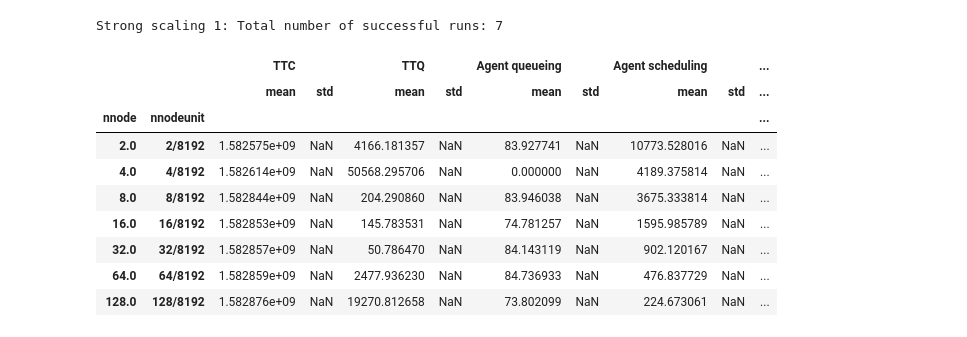
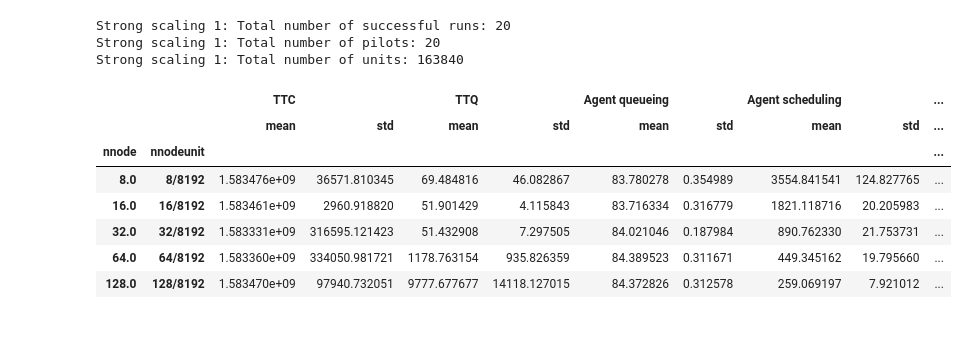
Before and after one commit to radical-experiments/rp.paper, a Jupyter notebook: analysis/spatial_heterogeneity/sscaling-ru.ipynb, the cells around one changed output. Saved outputs shown, nothing was run; the diff lists cells and outputs as text; code cells hidden in the pictures.

```diff
--- a/analysis/spatial_heterogeneity/sscaling-ru.ipynb
+++ b/analysis/spatial_heterogeneity/sscaling-ru.ipynb
@@ -8,53 +10,52 @@ sscaling1_sessions = pd.read_csv('../data/spatial-heterogeneity/sessions.csv', i
 # %%
 print('Strong scaling 1: Total number of successful runs: %s' % sscaling1_sessions.shape[0])
+print('Strong scaling 1: Total number of pilots: %s' % sscaling1_pilots.shape[0])
+print('Strong scaling 1: Total number of units: %s' % sscaling1_units.shape[0])
 # %% [output]
-Strong scaling 1: Total number of successful runs: 7
+Strong scaling 1: Total number of successful runs: 20
+Strong scaling 1: Total number of pilots: 20
+Strong scaling 1: Total number of units: 163840
 # %%
 sscaling1_sessions['nnode'] = sscaling1_sessions.ncore/56
-sscaling1_sessions['list'] = sscaling1_sessions[['nnode', 'nunit']].astype(
-    int, errors='ignore').astype('str').values.tolist()
+sscaling1_sessions['list'] = sscaling1_sessions[['nnode', 'nunit']].astype(int, errors='ignore').astype('str').values.tolist()
 sscaling1_sessions['nnodeunit'] = sscaling1_sessions['list'].apply('/'.join)
+sscaling1_sessions['Agent overhead'] = sscaling1_sessions['util_p_total'] - sscaling1_sessions['cu_exec_start_stop']
+
 sscaling1_ws = sscaling1_sessions[['nnode', 'nnodeunit', 'TTC', 'P_LRMS_QUEUING', 'U_AGENT_QUEUING',
-                         'U_AGENT_SCHEDULING', 'U_AGENT_QUEUING_EXEC', 'U_AGENT_EXECUTING',
-                         'cu_exec_start_stop', 'nunit_failed', 'util_p_total']
+                                   'U_AGENT_SCHEDULING', 'U_AGENT_QUEUING_EXEC', 'U_AGENT_EXECUTING',
+                                   'cu_exec_start_stop', 'nunit_failed', 'util_p_total', 'Agent overhead']
                         ].groupby(['nnode', 'nnodeunit']).aggregate(
-    {'TTC': ['mean', 'std'],
-     'P_LRMS_QUEUING': ['mean', 'std'],
-     'U_AGENT_QUEUING': ['mean', 'std'],
-     'U_AGENT_SCHEDULING': ['mean', 'std'],
+    {'TTC'                 : ['mean', 'std'],
+     'P_LRMS_QUEUING'      : ['mean', 'std'],
+     'U_AGENT_QUEUING'     : ['mean', 'std'],
+     'U_AGENT_SCHEDULING'  : ['mean', 'std'],
      'U_AGENT_QUEUING_EXEC': ['mean', 'std'],
-     'U_AGENT_EXECUTING': ['mean', 'std'],
-     'cu_exec_start_stop': ['mean', 'std'],
-     'util_p_total': ['mean', 'std'],
-     'nunit_failed': ['mean']
+     'U_AGENT_EXECUTING'   : ['mean', 'std'],
+     'cu_exec_start_stop'  : ['mean', 'std'],
+     'util_p_total'        : ['mean', 'std'],
+     'Agent overhead'      : ['mean', 'std'],
+     'nunit_failed'        : ['mean']
      })
 
-sscaling1_ws.rename({'P_LRMS_QUEUING': 'TTQ'}, axis='columns', inplace=True)
-sscaling1_ws.rename({'U_AGENT_QUEUING': 'Agent queueing'},
-               axis='columns', inplace=True)
-sscaling1_ws.rename({'U_AGENT_SCHEDULING': 'Agent scheduling'},
-               axis='columns', inplace=True)
-sscaling1_ws.rename({'U_AGENT_QUEUING_EXEC': 'Agent queueing execution'},
-               axis='columns', inplace=True)
-sscaling1_ws.rename({'U_AGENT_EXECUTING': 'TTX Agent'},
-               axis='columns', inplace=True)
-sscaling1_ws.rename({'cu_exec_start_stop': 'TTX Unit'},
-               axis='columns', inplace=True)
-sscaling1_ws.rename({'util_p_total': 'TTX'}, axis='columns', inplace=True)
+sscaling1_ws.rename({'P_LRMS_QUEUING'      : 'TTQ'},                      axis='columns', inplace=True)
+sscaling1_ws.rename({'U_AGENT_QUEUING'     : 'Agent queueing'},           axis='columns', inplace=True)
+sscaling1_ws.rename({'U_AGENT_SCHEDULING'  : 'Agent scheduling'},         axis='columns', inplace=True)
+sscaling1_ws.rename({'U_AGENT_QUEUING_EXEC': 'Agent queueing execution'}, axis='columns', inplace=True)
+sscaling1_ws.rename({'U_AGENT_EXECUTING'   : 'TTX Executor'},             axis='columns', inplace=True)
+sscaling1_ws.rename({'cu_exec_start_stop'  : 'TTX Unit'},                 axis='columns', inplace=True)
+sscaling1_ws.rename({'util_p_total'        : 'TTX'},                      axis='columns', inplace=True)
 
 sscaling1_ws = sscaling1_ws.sort_values('nnode')
 sscaling1_ws
 # %% [output]
 |  |  | TTC |  | TTQ |  | Agent queueing |  | Agent scheduling |  | ... |
 |  |  | mean | std | mean | std | mean | std | mean | std | ... |
 | nnode | nnodeunit |  |  |  |  |  |  |  |  | ... |
-| 2.0 | 2/8192 | 1.582575e+09 | NaN | 4166.181357 | NaN | 83.927741 | NaN | 10773.528016 | NaN | ... |
-| 4.0 | 4/8192 | 1.582614e+09 | NaN | 50568.295706 | NaN | 0.000000 | NaN | 4189.375814 | NaN | ... |
-| 8.0 | 8/8192 | 1.582844e+09 | NaN | 204.290860 | NaN | 83.946038 | NaN | 3675.333814 | NaN | ... |
-| 16.0 | 16/8192 | 1.582853e+09 | NaN | 145.783531 | NaN | 74.781257 | NaN | 1595.985789 | NaN | ... |
-| 32.0 | 32/8192 | 1.582857e+09 | NaN | 50.786470 | NaN | 84.143119 | NaN | 902.120167 | NaN | ... |
-| 64.0 | 64/8192 | 1.582859e+09 | NaN | 2477.936230 | NaN | 84.736933 | NaN | 476.837729 | NaN | ... |
-| 128.0 | 128/8192 | 1.582876e+09 | NaN | 19270.812658 | NaN | 73.802099 | NaN | 224.673061 | NaN | ... |
+| 8.0 | 8/8192 | 1.583476e+09 | 36571.810345 | 69.484816 | 46.082867 | 83.780278 | 0.354989 | 3554.841541 | 124.827765 | ... |
+| 16.0 | 16/8192 | 1.583461e+09 | 2960.918820 | 51.901429 | 4.115843 | 83.716334 | 0.316779 | 1821.118716 | 20.205983 | ... |
+| 32.0 | 32/8192 | 1.583331e+09 | 316595.121423 | 51.432908 | 7.297505 | 84.021046 | 0.187984 | 890.762330 | 21.753731 | ... |
+| 64.0 | 64/8192 | 1.583360e+09 | 334050.981721 | 1178.763154 | 935.826359 | 84.389523 | 0.311671 | 449.345162 | 19.795660 | ... |
+| 128.0 | 128/8192 | 1.583470e+09 | 97940.732051 | 9777.677677 | 14118.127015 | 84.372826 | 0.312578 | 259.069197 | 7.921012 | ... |
 # %%
 # Total agent time =
 #    ru.STATE: rp.AGENT_SCHEDULING             - ru.STATE: rp.AGENT_SCHEDULING_PENDING +
```
Also changed, not shown: parts of 7 cells of this notebook, 36 other files.
